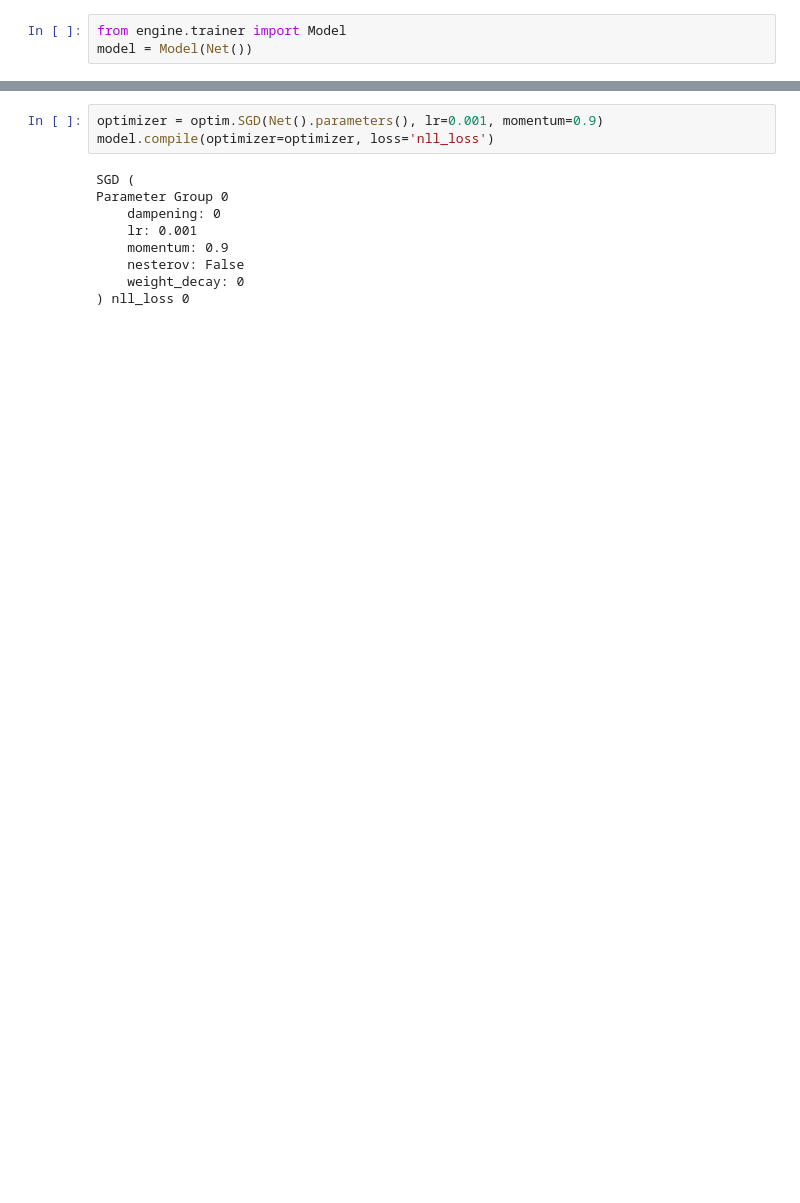
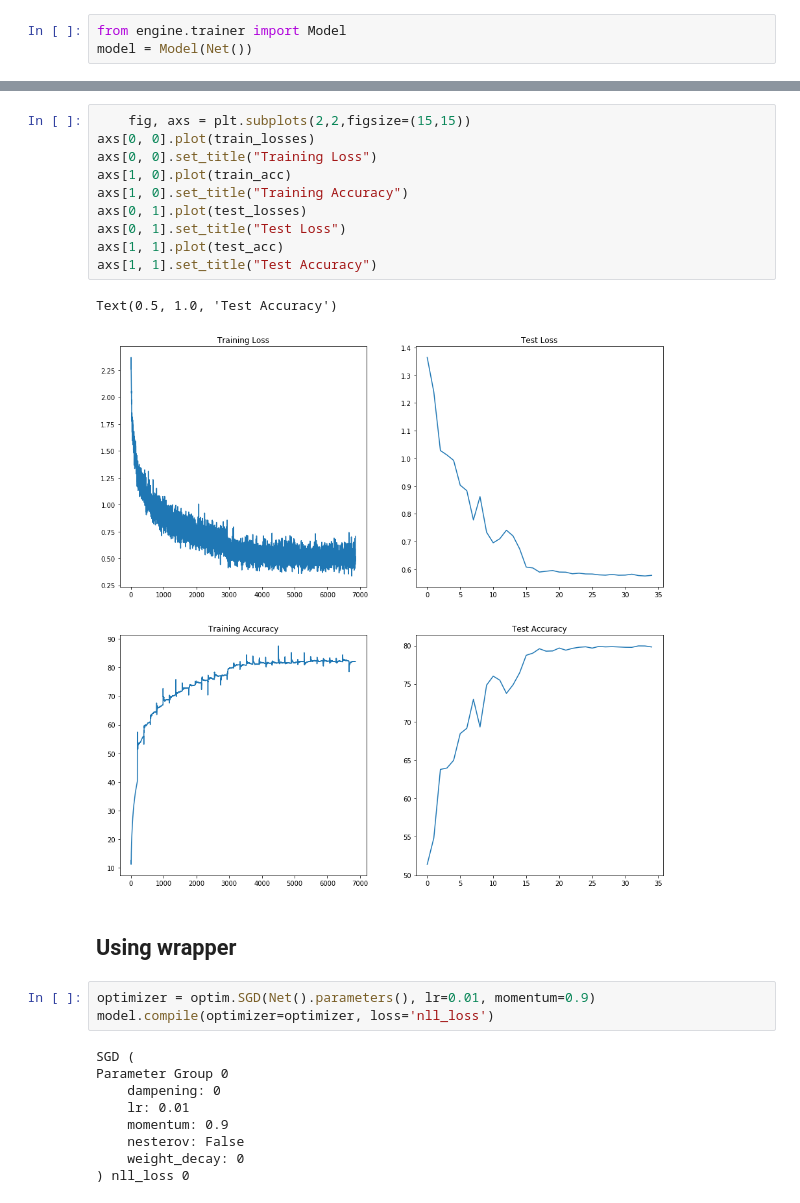
Before and after one commit to hemanth346/eva4, a Jupyter notebook: S7/S7_assignment.ipynb, the cells around one changed output, grey strips where cells are left out. Drawn from its saved outputs; the diff is of its cells as text; blank space fills up the shorter version.

Commit message:
80% on CIFAR10 with 200k param, Not used wrapper

```diff
--- a/S7/S7_assignment.ipynb
+++ b/S7/S7_assignment.ipynb
@@ -262,11 +419,26 @@ Estimated Total Size (MB): 2.93
+# %%
+    fig, axs = plt.subplots(2,2,figsize=(15,15))
+axs[0, 0].plot(train_losses)
+axs[0, 0].set_title("Training Loss")
+axs[1, 0].plot(train_acc)
+axs[1, 0].set_title("Training Accuracy")
+axs[0, 1].plot(test_losses)
+axs[0, 1].set_title("Test Loss")
+axs[1, 1].plot(test_acc)
+axs[1, 1].set_title("Test Accuracy")
+# %% [output]
+Text(0.5, 1.0, 'Test Accuracy')
+[figure, added]
+# %% [markdown]
+## Using wrapper
 # %%
-optimizer = optim.SGD(Net().parameters(), lr=0.001, momentum=0.9)
+optimizer = optim.SGD(Net().parameters(), lr=0.01, momentum=0.9)
 model.compile(optimizer=optimizer, loss='nll_loss')
 # %% [output]
 SGD (
 Parameter Group 0
     dampening: 0
-    lr: 0.001
+    lr: 0.01
     momentum: 0.9
     nesterov: False
     weight_decay: 0
```
Also changed, not shown: parts of 19 cells of this notebook.
